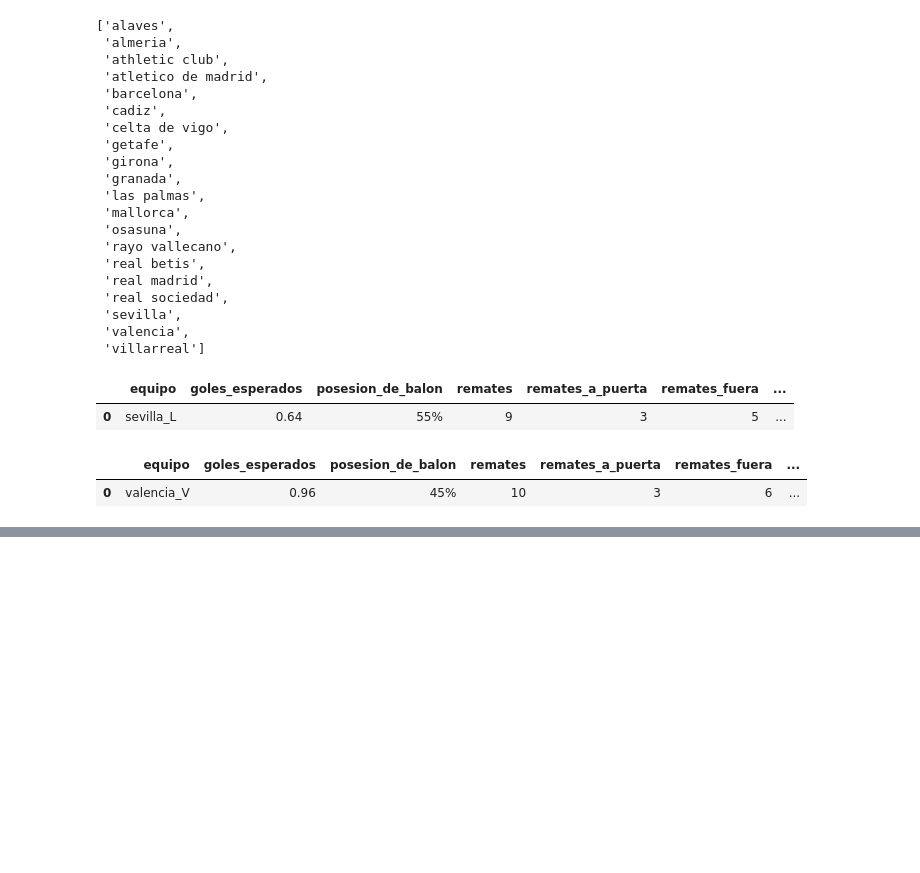
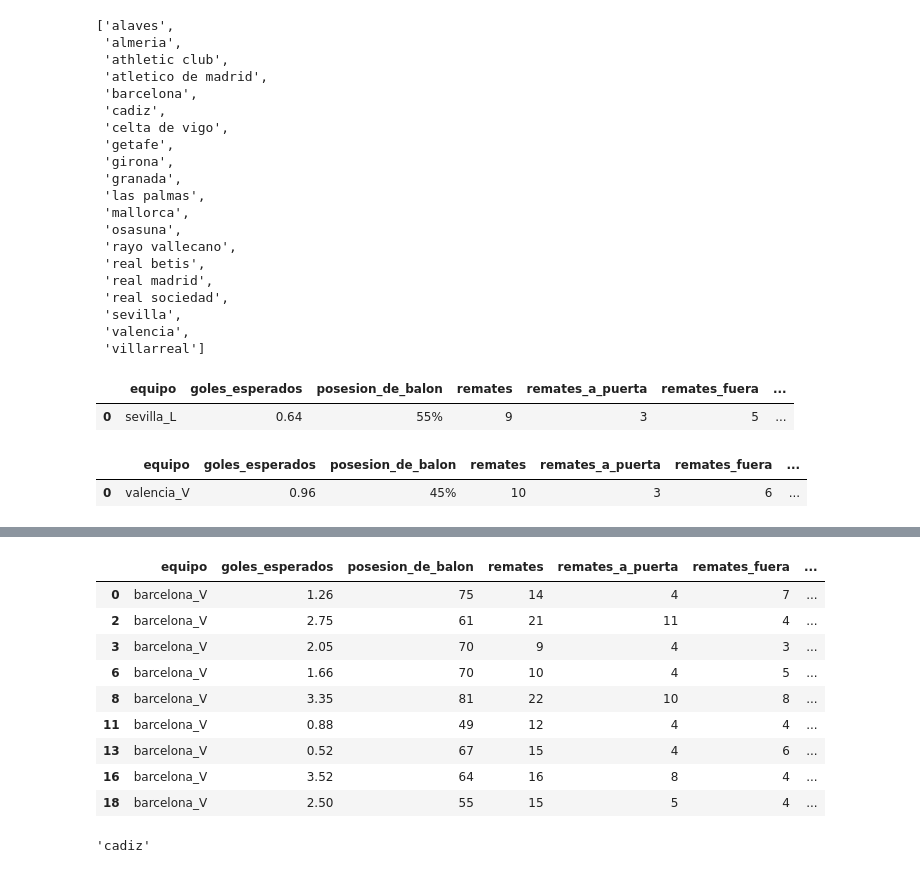
Before and after one commit to javierjdaza/tuta, a Jupyter notebook: data_viz.ipynb, the cells around one changed output, grey strips where cells are left out. Saved outputs shown, nothing was run; the diff lists cells and outputs as text; code cells hidden in the pictures; blank space fills up the shorter version.

```diff
--- a/data_viz.ipynb
+++ b/data_viz.ipynb
@@ -458,3 +458,6 @@ fig.update_yaxes(
 )
 
 fig.show()
+# %%
+liga = pickle.load(open('./data/españa.pkl','rb'))
+get_all_team_names(liga)
@@ -460,0 +485,20 @@ fig.show()
+# %%
+
+equipo_seleccionado = 'barcelona'
+equipo_seleccionado_all_matches_df = get_all_matches_by_team(equipo_seleccionado,data_list=liga)
+# %%
+equipo_seleccionado_all_matches_df_l = equipo_seleccionado_all_matches_df[equipo_seleccionado_all_matches_df['equipo'].str.endswith('L')]
+equipo_seleccionado_all_matches_df_v = equipo_seleccionado_all_matches_df[equipo_seleccionado_all_matches_df['equipo'].str.endswith('V')]
+# %%
+equipo_seleccionado_all_matches_df_v
+# %% [output]
+|  | equipo | goles_esperados | posesion_de_balon | remates | remates_a_puerta | remates_fuera | ... |
+| 0 | barcelona_V | 1.26 | 75 | 14 | 4 | 7 | ... |
+| 2 | barcelona_V | 2.75 | 61 | 21 | 11 | 4 | ... |
+| 3 | barcelona_V | 2.05 | 70 | 9 | 4 | 3 | ... |
+| 6 | barcelona_V | 1.66 | 70 | 10 | 4 | 5 | ... |
+| 8 | barcelona_V | 3.35 | 81 | 22 | 10 | 8 | ... |
+| 11 | barcelona_V | 0.88 | 49 | 12 | 4 | 4 | ... |
+| 13 | barcelona_V | 0.52 | 67 | 15 | 4 | 6 | ... |
+| 16 | barcelona_V | 3.52 | 64 | 16 | 8 | 4 | ... |
+| 18 | barcelona_V | 2.50 | 55 | 15 | 5 | 4 | ... |
@@ -460,0 +507,4 @@ fig.show()
+# %%
+partidos_ganados_l_dict[0]['equipo_contrario']
+# %% [output]
+'cadiz'
```
Also changed, not shown: parts of 3 cells of this notebook, 2 other files.
